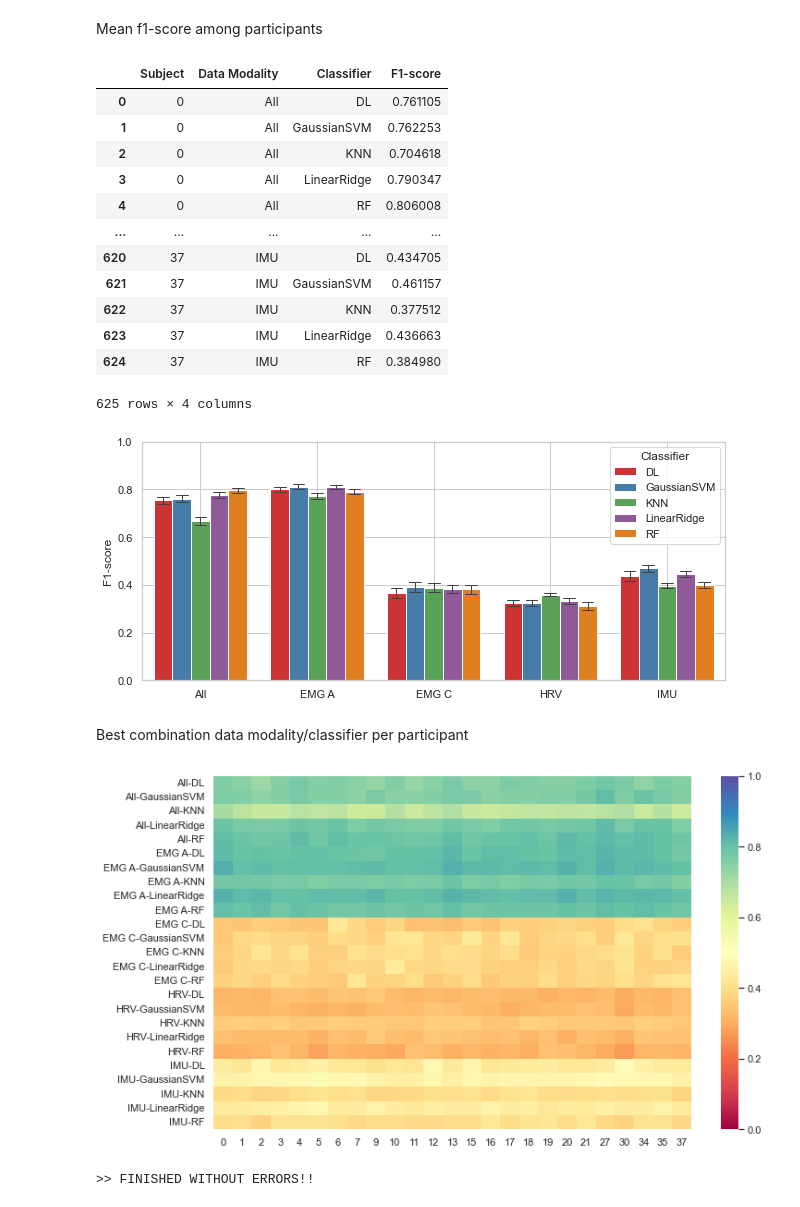
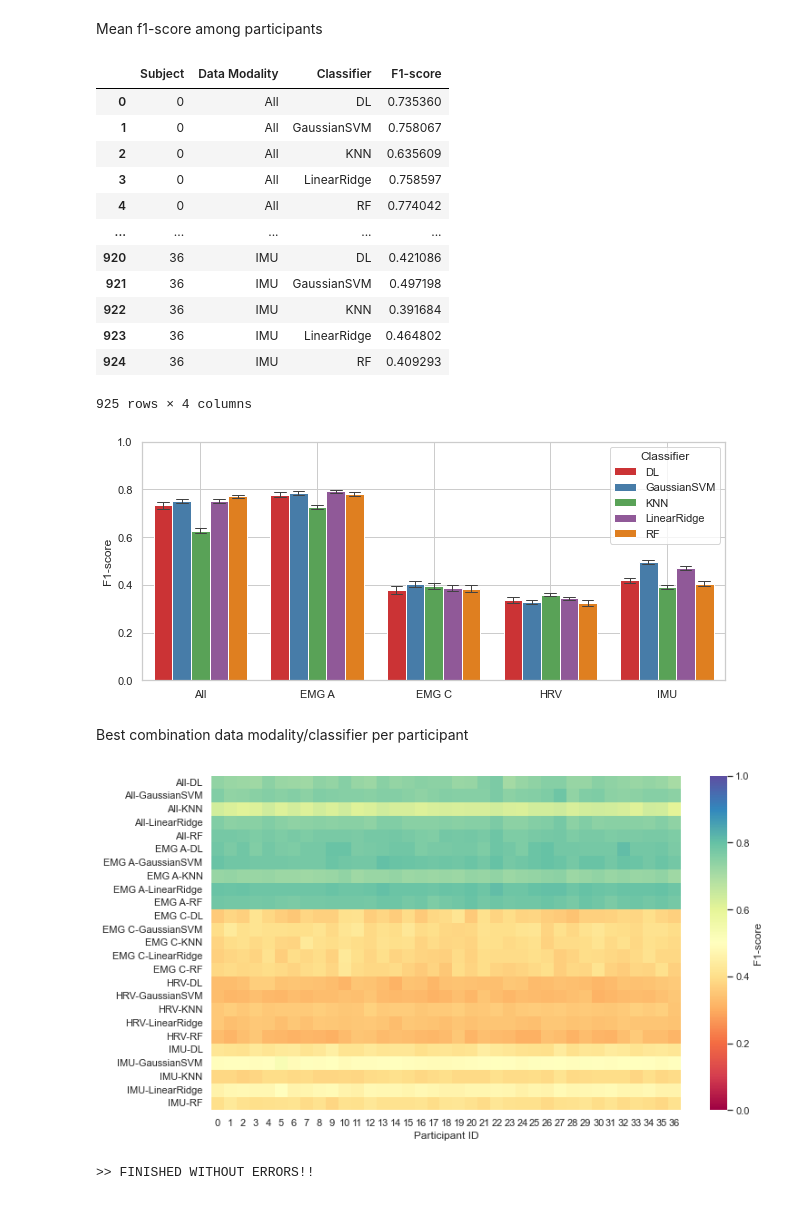
Before and after one commit to michalgnacek/AVDOS-VR, a Jupyter notebook: notebooks/2_affect_classification.ipynb, the cells around one changed output. Saved outputs shown, nothing was run; the diff lists cells and outputs as text; code cells hidden in the pictures.

Commit message:
Changes for N=37 participants and minor fixes

```diff
--- a/notebooks/2_affect_classification.ipynb
+++ b/notebooks/2_affect_classification.ipynb
@@ -1484,9 +1484,10 @@ data_participant.value_counts().plot.bar()
 # Drop participants who have less than 10 windows in any segments (see plots above).
 #df_feature_extraction.drop(df_feature_extraction.loc[df_feature_extraction['participant']==8].index, inplace=True)
 #participants_to_discard = [8, 22, 23, 25, 32, 33, 36, 14]
-participants_to_discard = [8, 22, 23, 25, 32, 33, 36, 14, 24, 28, 26, 31, 29]
-df_feature_extraction.drop(df_feature_extraction.loc[df_feature_extraction['participant'].isin(participants_to_discard)].index, inplace=True)
-df_feature_extraction = df_feature_extraction.reset_index(drop=True)
+#participants_to_discard = [8, 22, 23, 25, 32, 33, 36, 14, 24, 28, 26, 31, 29]
+#participants_to_discard = [33]
+#df_feature_extraction.drop(df_feature_extraction.loc[df_feature_extraction['participant'].isin(participants_to_discard)].index, inplace=True)
+#df_feature_extraction = df_feature_extraction.reset_index(drop=True)
 # %% [markdown]
 ### 2.A) Barplots for features vs. affect segments
 # %%
@@ -2753,7 +2756,7 @@ The execution below takes around 150min
 # %%
 # Loading all segments for all participants and store the resting and video parts in a single large CSV.
 
-DATASET_POSTPROCESSED_FILENAME = gen_path_temp("Results_ModelTrainingCV_PerDataModalityPerSubject_25p", extension=".csv")
+DATASET_POSTPROCESSED_FILENAME = gen_path_temp("Results_ModelTrainingCV_PerDataModalityPerSubject_37p", extension=".csv")
 
 output_filename = DATASET_POSTPROCESSED_FILENAME
 
@@ -3063,18 +3048,18 @@ df_temp_mean = data_results_main["F1-score"].reset_index()
 df_temp_mean
 # %% [output]
 |  | Subject | Data Modality | Classifier | F1-score |
-| 0 | 0 | All | DL | 0.761105 |
-| 1 | 0 | All | GaussianSVM | 0.762253 |
-| 2 | 0 | All | KNN | 0.704618 |
-| 3 | 0 | All | LinearRidge | 0.790347 |
-| 4 | 0 | All | RF | 0.806008 |
+| 0 | 0 | All | DL | 0.735360 |
+| 1 | 0 | All | GaussianSVM | 0.758067 |
+| 2 | 0 | All | KNN | 0.635609 |
+| 3 | 0 | All | LinearRidge | 0.758597 |
+| 4 | 0 | All | RF | 0.774042 |
 | ... | ... | ... | ... | ... |
-| 620 | 37 | IMU | DL | 0.434705 |
-| 621 | 37 | IMU | GaussianSVM | 0.461157 |
-| 622 | 37 | IMU | KNN | 0.377512 |
-| 623 | 37 | IMU | LinearRidge | 0.436663 |
-| 624 | 37 | IMU | RF | 0.384980 |
+| 920 | 36 | IMU | DL | 0.421086 |
+| 921 | 36 | IMU | GaussianSVM | 0.497198 |
+| 922 | 36 | IMU | KNN | 0.391684 |
+| 923 | 36 | IMU | LinearRidge | 0.464802 |
+| 924 | 36 | IMU | RF | 0.409293 |
-625 rows × 4 columns
+925 rows × 4 columns
 # %%
 fig,axes = plt.subplots(1, 1, figsize=(9,4))
 sns.set_style("whitegrid")
@@ -3089,22 +3074,23 @@ plt.tight_layout()
 save_path_plot = gen_path_plot(f"results-classif-barplot-per-data-modality_25p")
 plt.savefig(save_path_plot)
 # %% [output]
-[figure, old version]
+[figure, new version]
 # %% [markdown]
 Best combination data modality/classifier per participant
 # %%
 # F1-score per subject
 fig,axes = plt.subplots(1, 1, figsize=(11,6))
 df_heatmap = df_temp_mean.pivot(index=["Data Modality","Classifier"], columns="Subject", values="F1-score")
-sns.heatmap(df_heatmap, ax=axes, cmap="Spectral", vmin=0, vmax=1)
-plt.xlabel(None)
+sns.heatmap(df_heatmap, ax=axes, cmap="Spectral", vmin=0, vmax=1, cbar_kws={"label": "F1-score"})
+plt.xlabel('Participant ID')
 plt.ylabel(None)
+
 
 plt.tight_layout()
 save_path_plot = gen_path_plot(f"results-classif-heatmap-per-subject_25p")
 plt.savefig(save_path_plot, bbox_inches='tight', pad_inches = 0)
 # %% [output]
-[figure, old version]
+[figure, new version]
 # %%
 print(">> FINISHED WITHOUT ERRORS!!")
 # %% [output]
```
Also changed, not shown: parts of 81 cells of this notebook, 3 other files.
